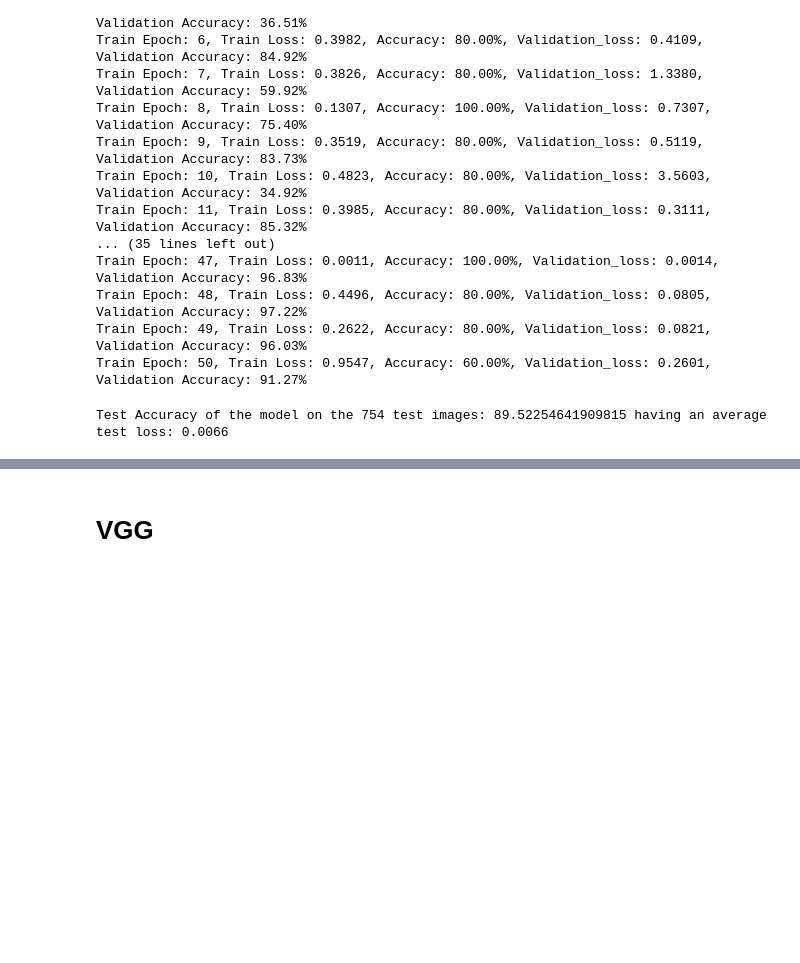
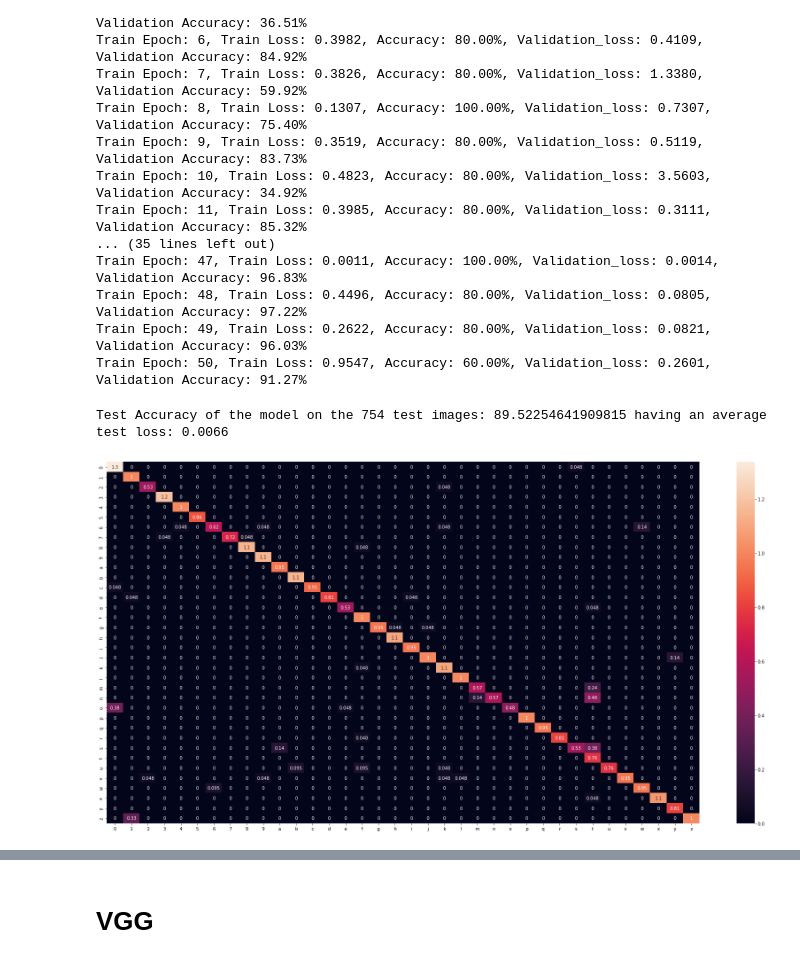
Before and after one commit to musketeer07/Sign-Language-Recognition, a Jupyter notebook: Model_training/Dataset3/Dataset3_training_iteration1.ipynb, the cells around one changed output, grey strips where cells are left out. Saved outputs shown, nothing was run; the diff lists cells and outputs as text; code cells hidden in the pictures; blank space fills up the shorter version.

Commit message:
visualisations added

```diff
--- a/Model_training/Dataset3/Dataset3_training_iteration1.ipynb
+++ b/Model_training/Dataset3/Dataset3_training_iteration1.ipynb
@@ -375,3 +375,7 @@ def make_confusion_matrix(y_pred,y_true):
                      columns = [i for i in classes])
     plt.figure(figsize = (30,15))
     sns.heatmap(df_cm, annot=True)
+# %%
+make_confusion_matrix(resnet_y_pred, resnet_y_true)
+# %% [output]
+[figure, added]
```
Also changed, not shown: parts of 13 cells of this notebook.
